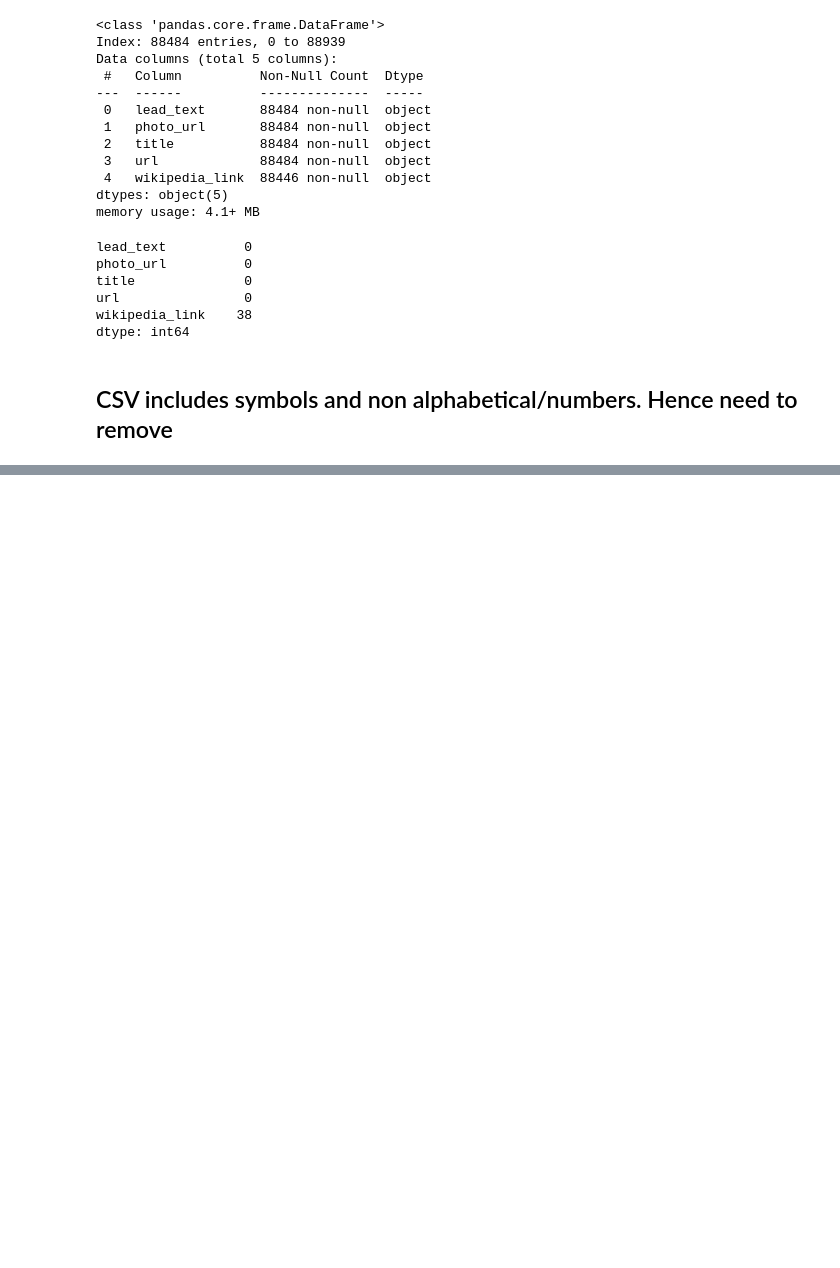
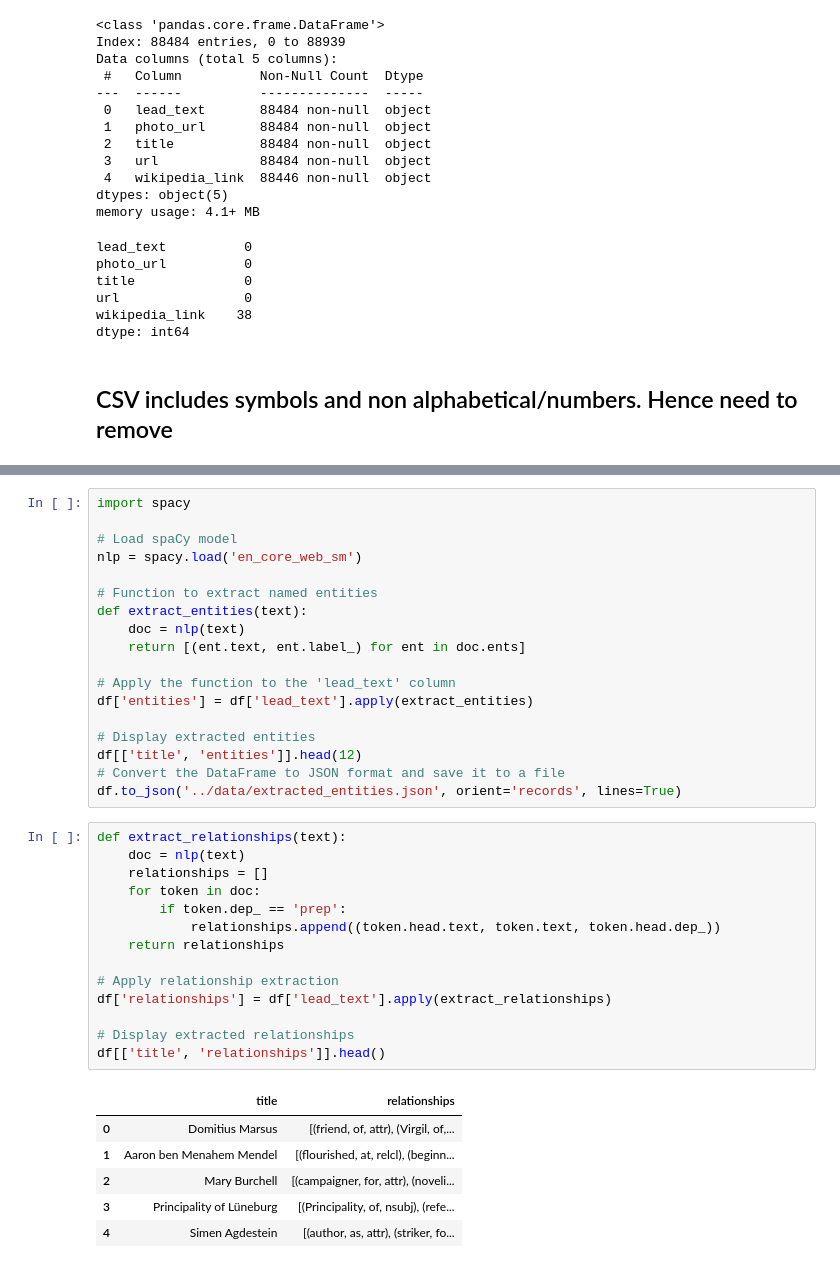
Before and after one commit to spencer123451/3101, a Jupyter notebook: notebooks/eda.ipynb, the cells around one changed output, grey strips where cells are left out. Drawn from its saved outputs; the diff is of its cells as text; blank space fills up the shorter version.

```diff
--- a/notebooks/eda.ipynb
+++ b/notebooks/eda.ipynb
@@ -124,0 +124,39 @@ Name: lead_text, dtype: object
+# %%
+import spacy
+
+# Load spaCy model
+nlp = spacy.load('en_core_web_sm')
+
+# Function to extract named entities
+def extract_entities(text):
+    doc = nlp(text)
+    return [(ent.text, ent.label_) for ent in doc.ents]
+
+# Apply the function to the 'lead_text' column
+df['entities'] = df['lead_text'].apply(extract_entities)
+
+# Display extracted entities
+df[['title', 'entities']].head(12)
+# Convert the DataFrame to JSON format and save it to a file
+df.to_json('../data/extracted_entities.json', orient='records', lines=True)
+# %%
+def extract_relationships(text):
+    doc = nlp(text)
+    relationships = []
+    for token in doc:
+        if token.dep_ == 'prep':
+            relationships.append((token.head.text, token.text, token.head.dep_))
+    return relationships
+
+# Apply relationship extraction
+df['relationships'] = df['lead_text'].apply(extract_relationships)
+
+# Display extracted relationships
+df[['title', 'relationships']].head()
+# %% [output]
+|  | title | relationships |
+| 0 | Domitius Marsus | [(friend, of, attr), (Virgil, of,... |
+| 1 | Aaron ben Menahem Mendel | [(flourished, at, relcl), (beginn... |
+| 2 | Mary Burchell | [(campaigner, for, attr), (noveli... |
+| 3 | Principality of Lüneburg | [(Principality, of, nsubj), (refe... |
+| 4 | Simen Agdestein | [(author, as, attr), (striker, fo... |
```
Also changed, not shown: parts of 11 cells of this notebook.
